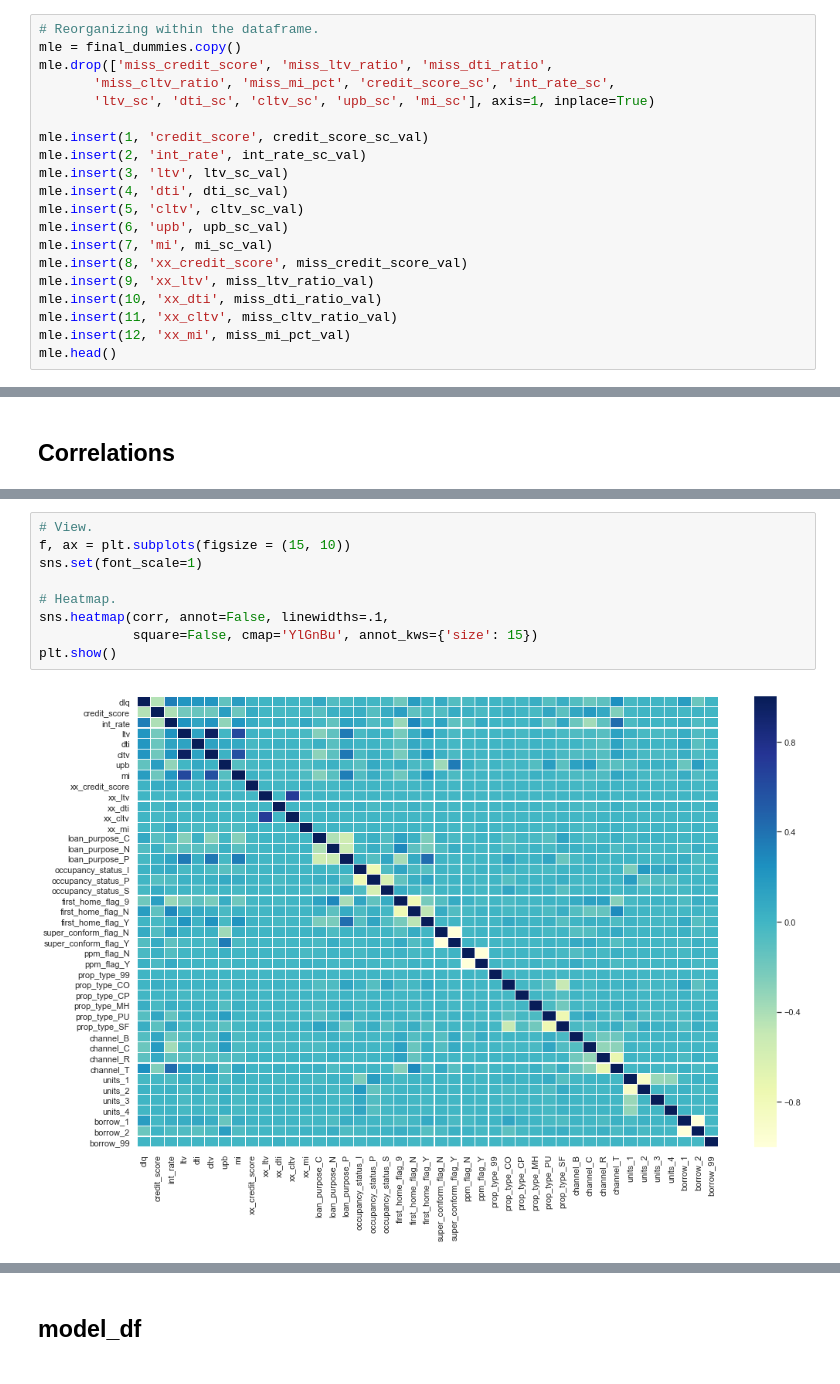
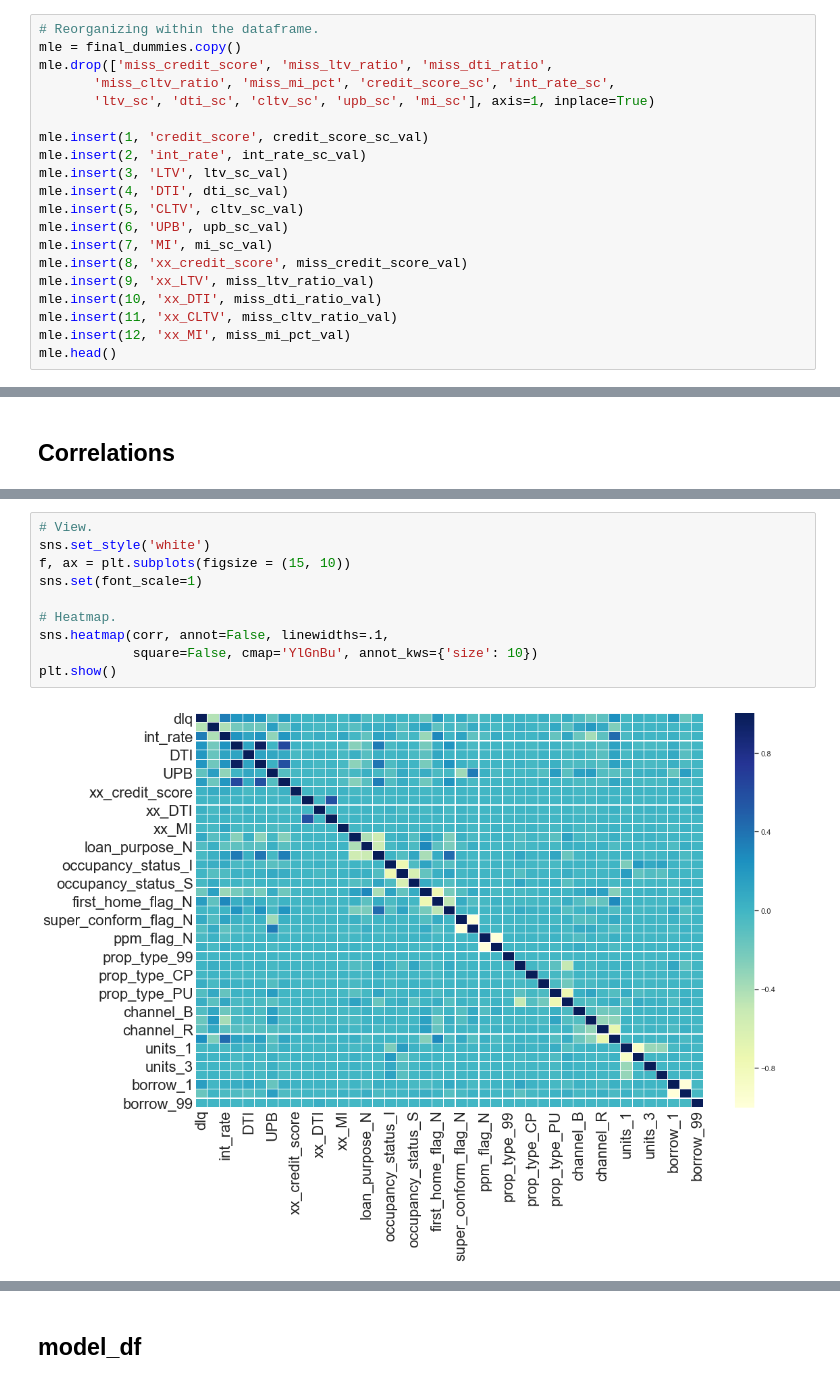
Before and after one commit to MitchellEwing/Freddie-Mac-Housing-Loans, a Jupyter notebook: Freddie-Mac-Single-Family-Loans.ipynb, the cells around one changed output, grey strips where cells are left out. Cells and saved outputs as stored; diff of their text form.

```diff
--- a/Freddie-Mac-Single-Family-Loans.ipynb
+++ b/Freddie-Mac-Single-Family-Loans.ipynb
@@ -1630,15 +1648,15 @@ mle.drop(['miss_credit_score', 'miss_ltv_ratio', 'miss_dti_ratio',
 
 mle.insert(1, 'credit_score', credit_score_sc_val)
 mle.insert(2, 'int_rate', int_rate_sc_val)
-mle.insert(3, 'ltv', ltv_sc_val)
-mle.insert(4, 'dti', dti_sc_val)
-mle.insert(5, 'cltv', cltv_sc_val)
-mle.insert(6, 'upb', upb_sc_val)
-mle.insert(7, 'mi', mi_sc_val)
+mle.insert(3, 'LTV', ltv_sc_val)
+mle.insert(4, 'DTI', dti_sc_val)
+mle.insert(5, 'CLTV', cltv_sc_val)
+mle.insert(6, 'UPB', upb_sc_val)
+mle.insert(7, 'MI', mi_sc_val)
 mle.insert(8, 'xx_credit_score', miss_credit_score_val)
-mle.insert(9, 'xx_ltv', miss_ltv_ratio_val)
-mle.insert(10, 'xx_dti', miss_dti_ratio_val)
-mle.insert(11, 'xx_cltv', miss_cltv_ratio_val)
-mle.insert(12, 'xx_mi', miss_mi_pct_val)
+mle.insert(9, 'xx_LTV', miss_ltv_ratio_val)
+mle.insert(10, 'xx_DTI', miss_dti_ratio_val)
+mle.insert(11, 'xx_CLTV', miss_cltv_ratio_val)
+mle.insert(12, 'xx_MI', miss_mi_pct_val)
 mle.head()
 # %% [output]
@@ -1685,12 +1703,13 @@ corr.head()
 5 rows × 43 columns
 # %%
 # View.
+sns.set_style('white')
 f, ax = plt.subplots(figsize = (15, 10))
 sns.set(font_scale=1)
 
 # Heatmap.
 sns.heatmap(corr, annot=False, linewidths=.1,
-            square=False, cmap='YlGnBu', annot_kws={'size': 15})
+            square=False, cmap='YlGnBu', annot_kws={'size': 10})
 plt.show()
 # %% [output]
-[figure, old version]
+[figure, new version]
```
Also changed, not shown: parts of 69 cells of this notebook.
